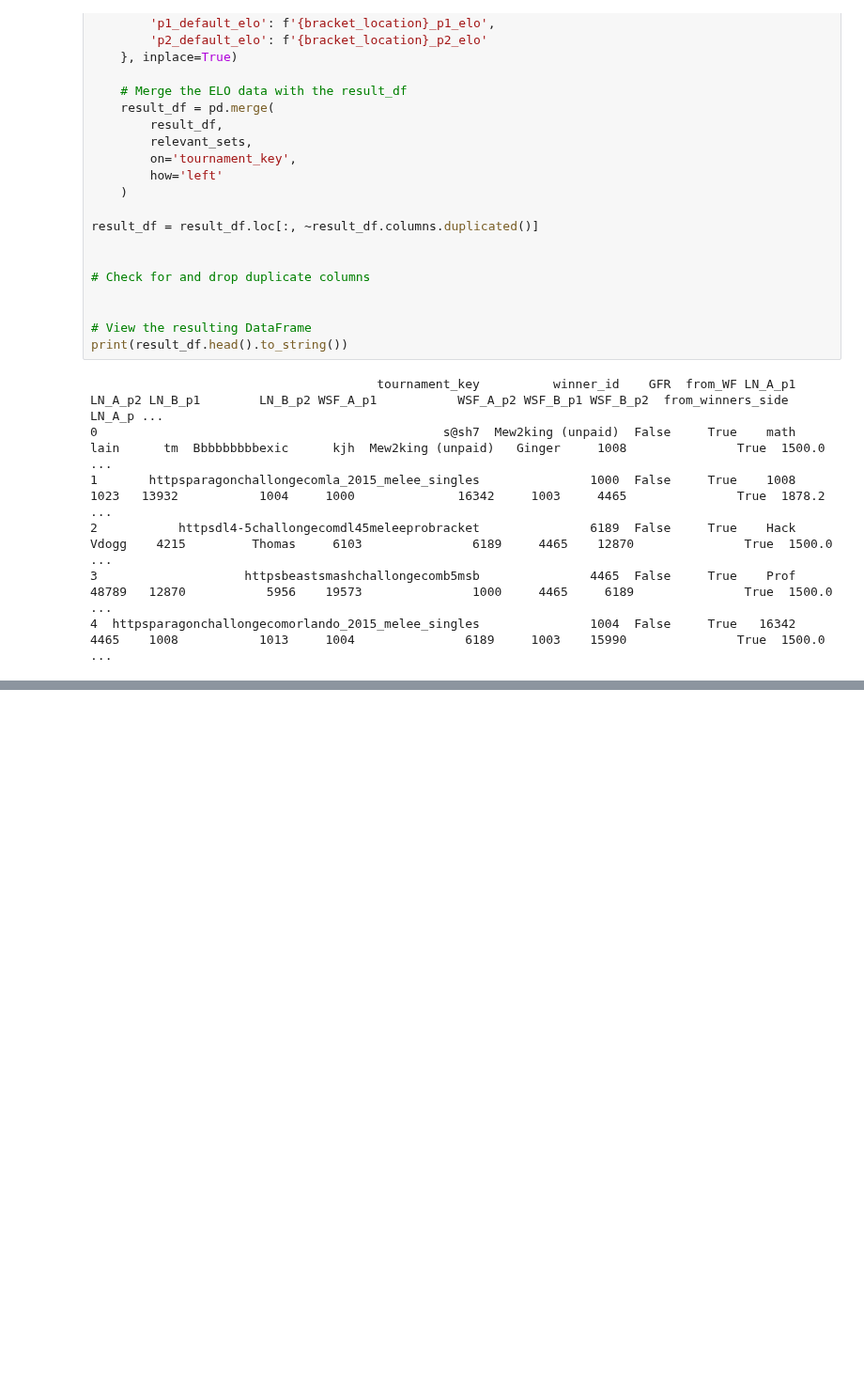
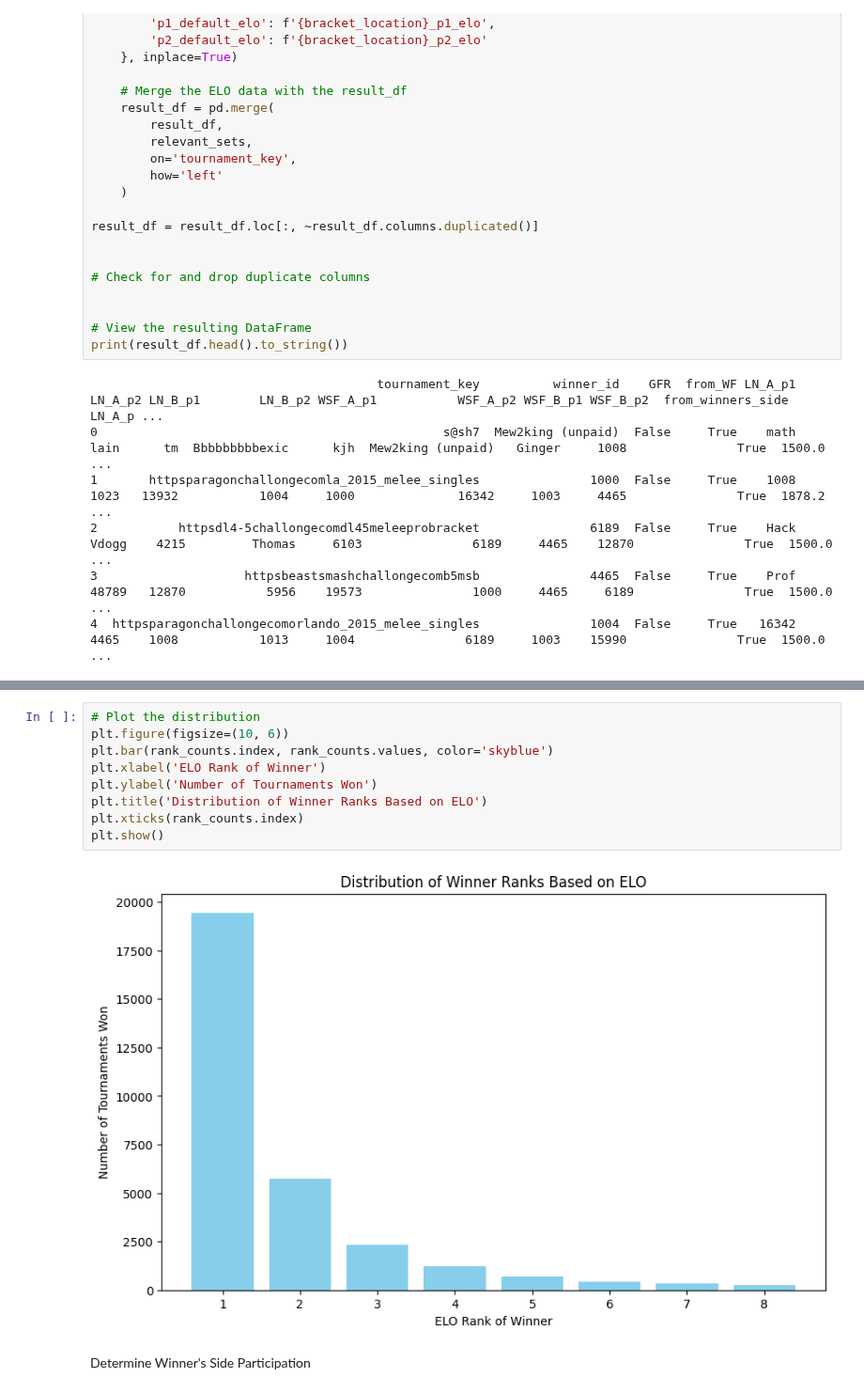
Before and after one commit to jjaw89/fall-2024-smash-melee-top-8-prediction, a Jupyter notebook: label_data/jaspar_label_6_tournament_winners_v2.ipynb, the cells around one changed output, grey strips where cells are left out. Shown at 94% size. Cells and saved outputs as stored; diff of their text form; blank space fills up the shorter version.

```diff
--- a/label_data/jaspar_label_6_tournament_winners_v2.ipynb
+++ b/label_data/jaspar_label_6_tournament_winners_v2.ipynb
@@ -352,0 +273,13 @@ Name: count, dtype: int64
+# %%
+# Plot the distribution
+plt.figure(figsize=(10, 6))
+plt.bar(rank_counts.index, rank_counts.values, color='skyblue')
+plt.xlabel('ELO Rank of Winner')
+plt.ylabel('Number of Tournaments Won')
+plt.title('Distribution of Winner Ranks Based on ELO')
+plt.xticks(rank_counts.index)
+plt.show()
+# %% [output]
+[figure, added]
+# %% [markdown]
+Determine Winner's Side Participation
```
Also changed, not shown: parts of 10 cells of this notebook.
